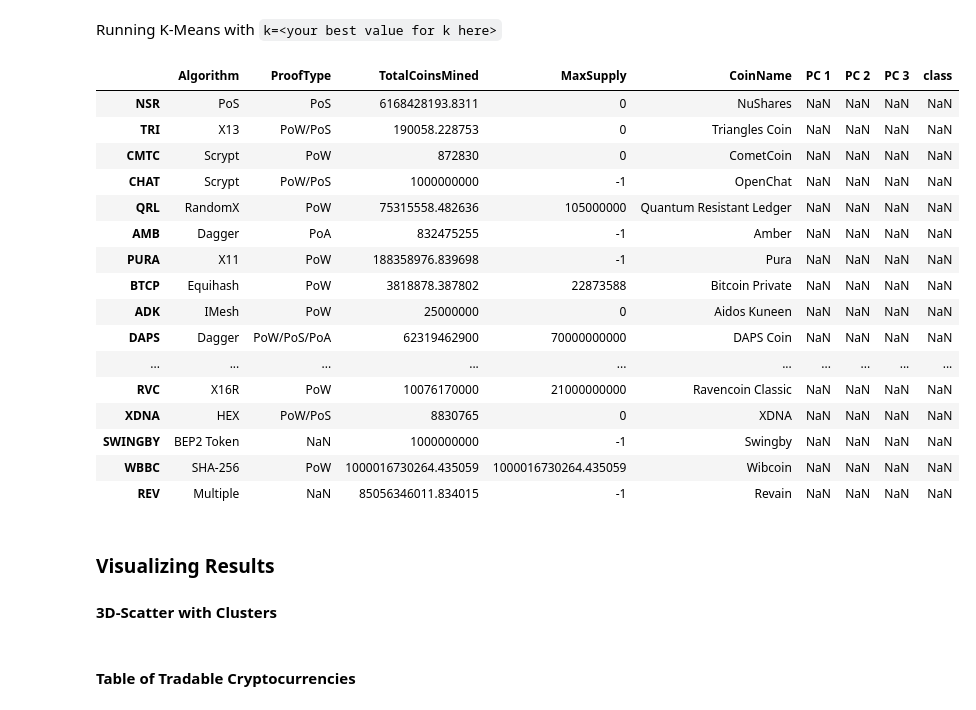
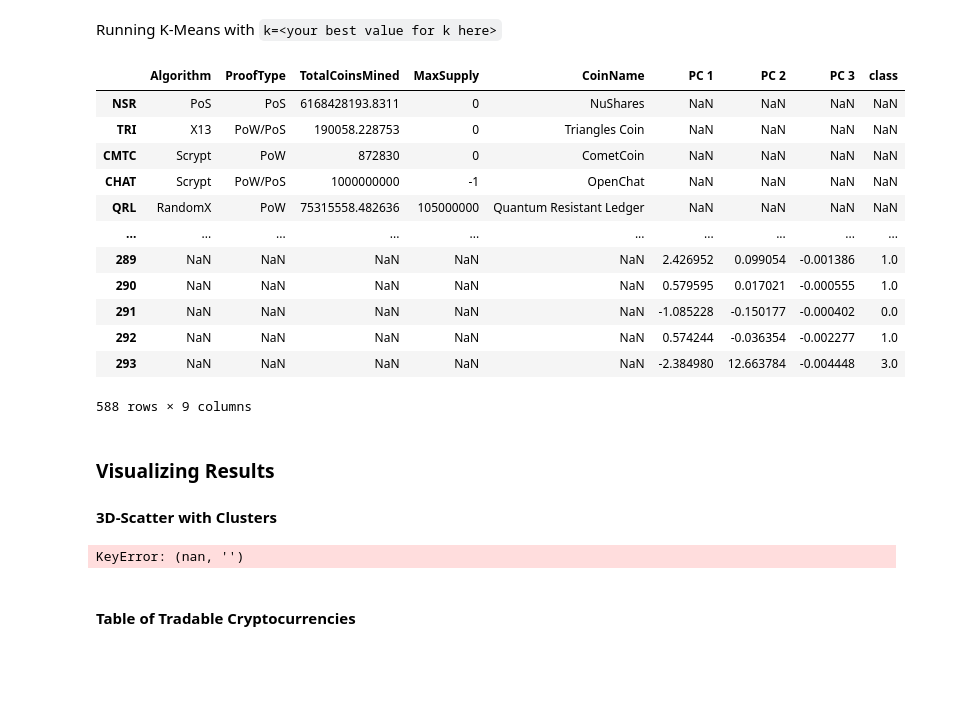
Before and after one commit to MatthewPuttroff/HWUnit13, a Jupyter notebook: Instructions/Starter_Files/crypto_clustering.ipynb, the cells around one changed output. Saved outputs shown, nothing was run; the diff lists cells and outputs as text; code cells hidden in the pictures; blank space fills up the shorter version.

```diff
--- a/Instructions/Starter_Files/crypto_clustering.ipynb
+++ b/Instructions/Starter_Files/crypto_clustering.ipynb
@@ -271,35 +271,31 @@ Running K-Means with `k=<your best value for k here>`
 # %%
 # Initialize the K-Means model
 model = KMeans(n_clusters=5, random_state=0)
 # Fit the model
 model.fit(pca_df)
 # Predict clusters
 predictions = model.predict(pca_df)
 # Create a new DataFrame including predicted clusters and cryptocurrencies features
 pca_df['class'] = model.labels_
 
-df_merged = crypto_df.join(coinname_df, how='outer')
+df_merged = crypto_df.join(coinname_df, how='inner')
 df_merged = df_merged.append(pca_df)
 
-df_merged.head(20)
+df_merged#May need to reorder columns
 # %% [output]
 |  | Algorithm | ProofType | TotalCoinsMined | MaxSupply | CoinName | PC 1 | PC 2 | PC 3 | class |
 | NSR | PoS | PoS | 6168428193.8311 | 0 | NuShares | NaN | NaN | NaN | NaN |
 | TRI | X13 | PoW/PoS | 190058.228753 | 0 | Triangles Coin | NaN | NaN | NaN | NaN |
 | CMTC | Scrypt | PoW | 872830 | 0 | CometCoin | NaN | NaN | NaN | NaN |
 | CHAT | Scrypt | PoW/PoS | 1000000000 | -1 | OpenChat | NaN | NaN | NaN | NaN |
 | QRL | RandomX | PoW | 75315558.482636 | 105000000 | Quantum Resistant Ledger | NaN | NaN | NaN | NaN |
-| AMB | Dagger | PoA | 832475255 | -1 | Amber | NaN | NaN | NaN | NaN |
-| PURA | X11 | PoW | 188358976.839698 | -1 | Pura | NaN | NaN | NaN | NaN |
-| BTCP | Equihash | PoW | 3818878.387802 | 22873588 | Bitcoin Private | NaN | NaN | NaN | NaN |
-| ADK | IMesh | PoW | 25000000 | 0 | Aidos Kuneen | NaN | NaN | NaN | NaN |
-| DAPS | Dagger | PoW/PoS/PoA | 62319462900 | 70000000000 | DAPS Coin | NaN | NaN | NaN | NaN |
 | ... | ... | ... | ... | ... | ... | ... | ... | ... | ... |
-| RVC | X16R | PoW | 10076170000 | 21000000000 | Ravencoin Classic | NaN | NaN | NaN | NaN |
-| XDNA | HEX | PoW/PoS | 8830765 | 0 | XDNA | NaN | NaN | NaN | NaN |
-| SWINGBY | BEP2 Token | NaN | 1000000000 | -1 | Swingby | NaN | NaN | NaN | NaN |
-| WBBC | SHA-256 | PoW | 1000016730264.435059 | 1000016730264.435059 | Wibcoin | NaN | NaN | NaN | NaN |
-| REV | Multiple | NaN | 85056346011.834015 | -1 | Revain | NaN | NaN | NaN | NaN |
+| 289 | NaN | NaN | NaN | NaN | NaN | 2.426952 | 0.099054 | -0.001386 | 1.0 |
+| 290 | NaN | NaN | NaN | NaN | NaN | 0.579595 | 0.017021 | -0.000555 | 1.0 |
+| 291 | NaN | NaN | NaN | NaN | NaN | -1.085228 | -0.150177 | -0.000402 | 0.0 |
+| 292 | NaN | NaN | NaN | NaN | NaN | 0.574244 | -0.036354 | -0.002277 | 1.0 |
+| 293 | NaN | NaN | NaN | NaN | NaN | -2.384980 | 12.663784 | -0.004448 | 3.0 |
+588 rows × 9 columns
 # %% [markdown]
 ### Visualizing Results
 
@@ -309,3 +303,19 @@ df_merged.head(20)
+# %%
+# Create a 3D-Scatter with the PCA data and the clusters
+fig = px.scatter_3d(
+    df_merged,
+    x="PC 1",
+    y="PC 2",
+    z="PC 3",
+    hover_name='CoinName',
+    hover_data= ['Algorithm'],
+    color="class",
+    symbol="class",
+)
+fig.update_layout(legend=dict(x=0, y=1))
+fig.show()
+# %% [output]
+KeyError: (nan, '')
 # %% [markdown]
 #### Table of Tradable Cryptocurrencies
 # %%
```
Also changed, not shown: parts of 1 cell of this notebook.
